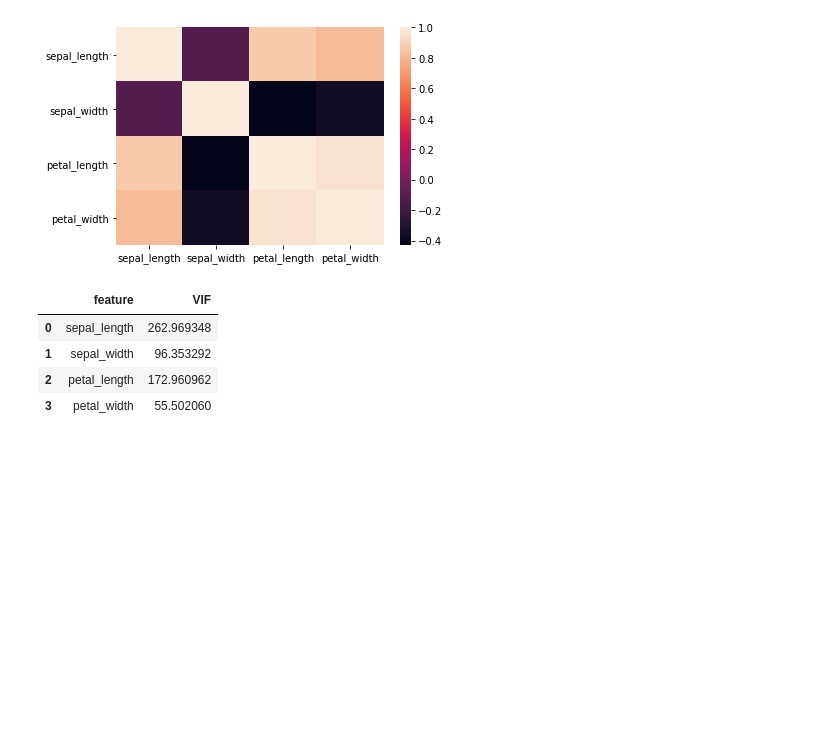
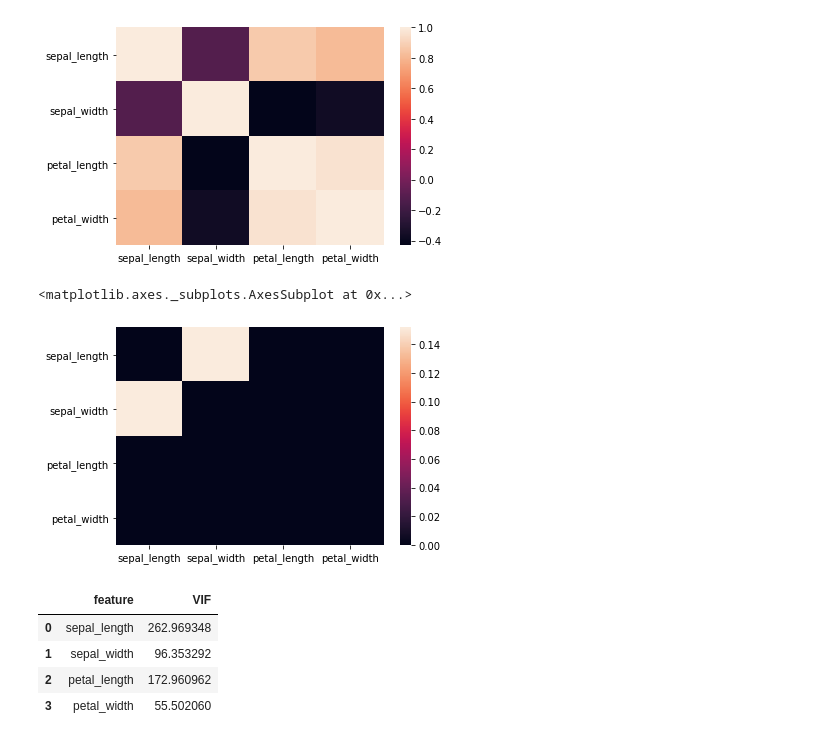
Before and after one commit to JackCollins1991/GoogleColabs, a Jupyter notebook: LogisticRegressionAssumptionsHelper.ipynb, the cells around one changed output. Saved outputs shown, nothing was run; the diff lists cells and outputs as text; code cells hidden in the pictures; blank space fills up the shorter version.

```diff
--- a/LogisticRegressionAssumptionsHelper.ipynb
+++ b/LogisticRegressionAssumptionsHelper.ipynb
@@ -70,6 +70,13 @@ def TestMulticollinearity(predictors):
 def TestCorrelations(predictors):
     heatmap = sb.heatmap(predictors.corr())
     return heatmap
+
+def GetPValueTable(predictors):
+  p_table = predictors.corr()
+  for column1 in predictors:
+    for column2 in predictors:
+      p_table.loc[column1,column2]=scipy.stats.pearsonr(predictors[column1],predictors[column2])[1]
+  return p_table
 # %%
 def LogisticRegressionScatterPlot(model, predictors, dependant, class_int = 0, color_class = 0):
   weights = model.coef_[class_int]
@@ -108,6 +115,11 @@ TestCorrelations(predictors)
 # %% [output]
 <matplotlib.axes._subplots.AxesSubplot at 0x...>
 [figure]
+# %%
+sb.heatmap(GetPValueTable(predictors))
+# %% [output]
+<matplotlib.axes._subplots.AxesSubplot at 0x...>
+[figure, added]
 # %%
 # As you remove correlated items, check VIF, ideally all VIFs are below 5
 TestMulticollinearity(predictors)
```
